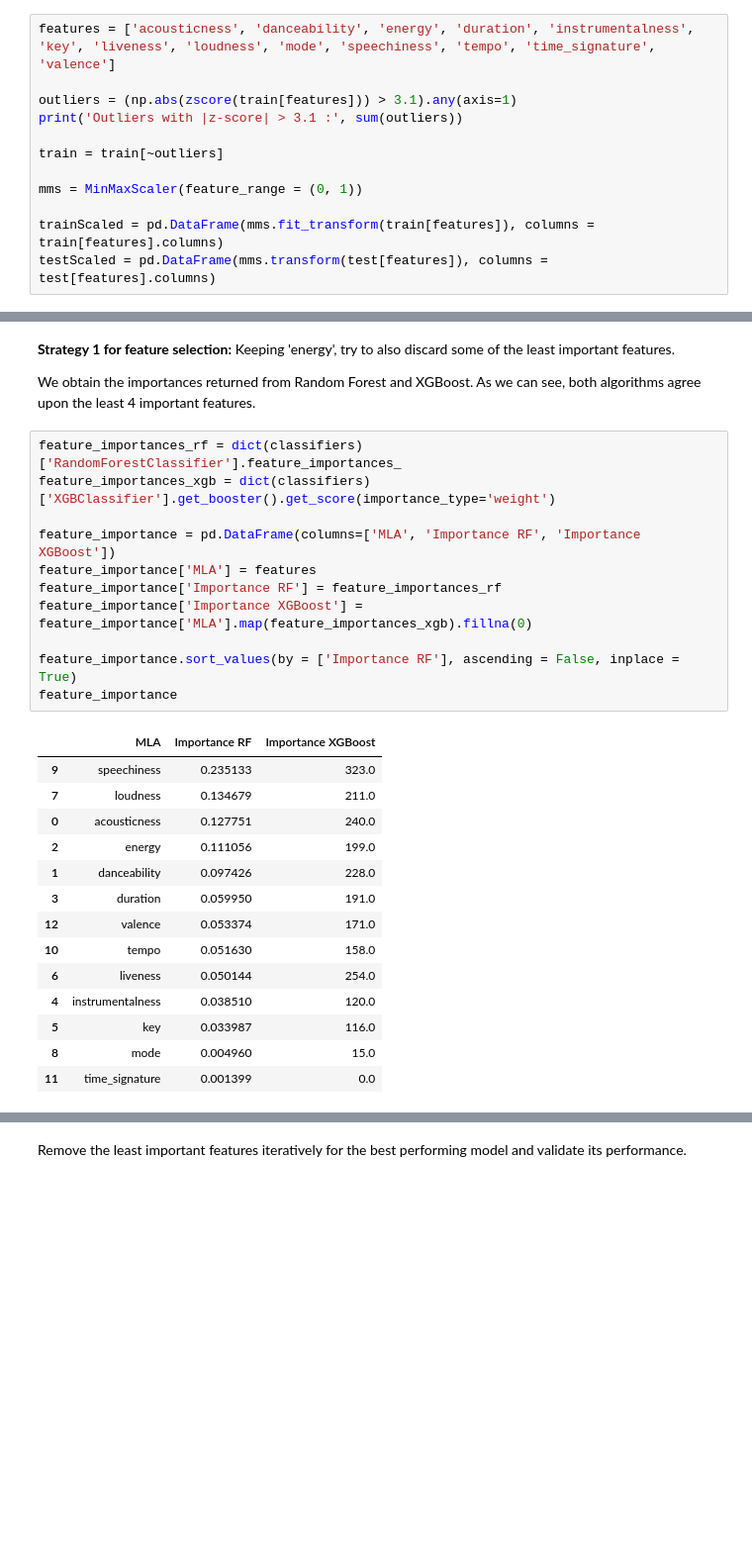
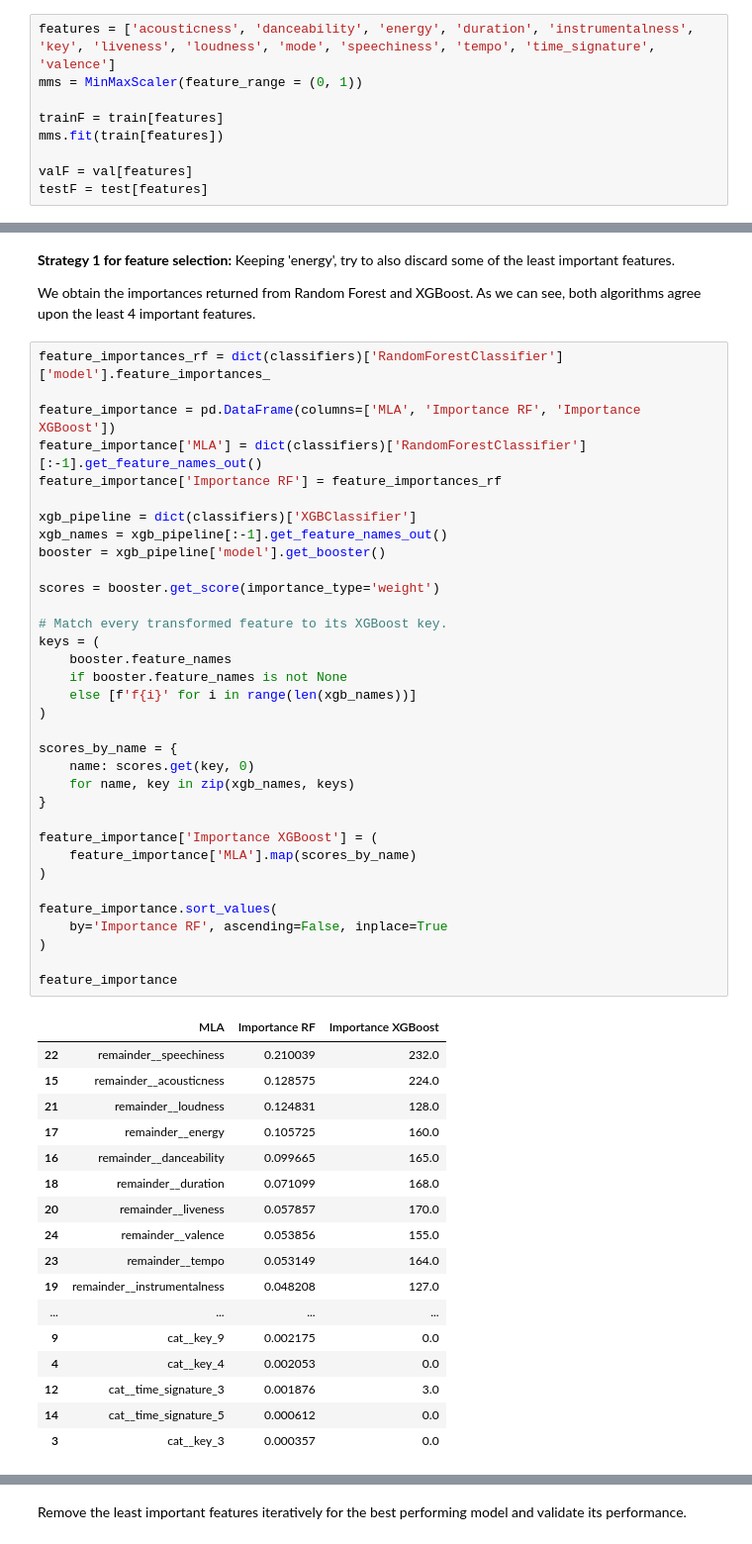
Before and after one commit to srkatsaras/FRTN65---Code-and-Notebooks, a Jupyter notebook: lab_song_classification.ipynb, the cells around one changed output, grey strips where cells are left out. Shown at 99% size. Drawn from its saved outputs; the diff is of its cells as text; blank space fills up the shorter version.

```diff
--- a/lab_song_classification.ipynb
+++ b/lab_song_classification.ipynb
@@ -344,12 +362,9 @@ We drop outliers and apply minmax scaler.
 # %%
 features = ['acousticness', 'danceability', 'energy', 'duration', 'instrumentalness', 'key', 'liveness', 'loudness', 'mode', 'speechiness', 'tempo', 'time_signature', 'valence']
-
-outliers = (np.abs(zscore(train[features])) > 3.1).any(axis=1)
-print('Outliers with |z-score| > 3.1 :', sum(outliers))
-
-train = train[~outliers]
-
 mms = MinMaxScaler(feature_range = (0, 1))
 
-trainScaled = pd.DataFrame(mms.fit_transform(train[features]), columns = train[features].columns)
-testScaled = pd.DataFrame(mms.transform(test[features]), columns = test[features].columns)
+trainF = train[features]
+mms.fit(train[features])
+
+valF = val[features]
+testF = test[features]
@@ -453,29 +500,55 @@ Keeping 'energy', try to also discard some of the least important features.
 
 We obtain the importances returned from Random Forest and XGBoost. As we can see, both algorithms agree upon the least 4 important features.
 # %%
-feature_importances_rf = dict(classifiers)['RandomForestClassifier'].feature_importances_
-feature_importances_xgb = dict(classifiers)['XGBClassifier'].get_booster().get_score(importance_type='weight')
+feature_importances_rf = dict(classifiers)['RandomForestClassifier']['model'].feature_importances_
 
 feature_importance = pd.DataFrame(columns=['MLA', 'Importance RF', 'Importance XGBoost'])
-feature_importance['MLA'] = features
+feature_importance['MLA'] = dict(classifiers)['RandomForestClassifier'][:-1].get_feature_names_out()
 feature_importance['Importance RF'] = feature_importances_rf
-feature_importance['Importance XGBoost'] = feature_importance['MLA'].map(feature_importances_xgb).fillna(0)
 
-feature_importance.sort_values(by = ['Importance RF'], ascending = False, inplace = True)
+xgb_pipeline = dict(classifiers)['XGBClassifier']
+xgb_names = xgb_pipeline[:-1].get_feature_names_out()
+booster = xgb_pipeline['model'].get_booster()
+
+scores = booster.get_score(importance_type='weight')
+
+# Match every transformed feature to its XGBoost key.
+keys = (
+    booster.feature_names
+    if booster.feature_names is not None
+    else [f'f{i}' for i in range(len(xgb_names))]
+)
+
+scores_by_name = {
+    name: scores.get(key, 0)
+    for name, key in zip(xgb_names, keys)
+}
+
+feature_importance['Importance XGBoost'] = (
+    feature_importance['MLA'].map(scores_by_name)
+)
+
+feature_importance.sort_values(
+    by='Importance RF', ascending=False, inplace=True
+)
+
 feature_importance
 # %% [output]
 |  | MLA | Importance RF | Importance XGBoost |
-| 9 | speechiness | 0.235133 | 323.0 |
-| 7 | loudness | 0.134679 | 211.0 |
-| 0 | acousticness | 0.127751 | 240.0 |
-| 2 | energy | 0.111056 | 199.0 |
-| 1 | danceability | 0.097426 | 228.0 |
-| 3 | duration | 0.059950 | 191.0 |
-| 12 | valence | 0.053374 | 171.0 |
-| 10 | tempo | 0.051630 | 158.0 |
-| 6 | liveness | 0.050144 | 254.0 |
-| 4 | instrumentalness | 0.038510 | 120.0 |
-| 5 | key | 0.033987 | 116.0 |
-| 8 | mode | 0.004960 | 15.0 |
-| 11 | time_signature | 0.001399 | 0.0 |
+| 22 | remainder__speechiness | 0.210039 | 232.0 |
+| 15 | remainder__acousticness | 0.128575 | 224.0 |
+| 21 | remainder__loudness | 0.124831 | 128.0 |
+| 17 | remainder__energy | 0.105725 | 160.0 |
+| 16 | remainder__danceability | 0.099665 | 165.0 |
+| 18 | remainder__duration | 0.071099 | 168.0 |
+| 20 | remainder__liveness | 0.057857 | 170.0 |
+| 24 | remainder__valence | 0.053856 | 155.0 |
+| 23 | remainder__tempo | 0.053149 | 164.0 |
+| 19 | remainder__instrumentalness | 0.048208 | 127.0 |
+| ... | ... | ... | ... |
+| 9 | cat__key_9 | 0.002175 | 0.0 |
+| 4 | cat__key_4 | 0.002053 | 0.0 |
+| 12 | cat__time_signature_3 | 0.001876 | 3.0 |
+| 14 | cat__time_signature_5 | 0.000612 | 0.0 |
+| 3 | cat__key_3 | 0.000357 | 0.0 |
 # %%
```
Also changed, not shown: parts of 28 cells of this notebook.
